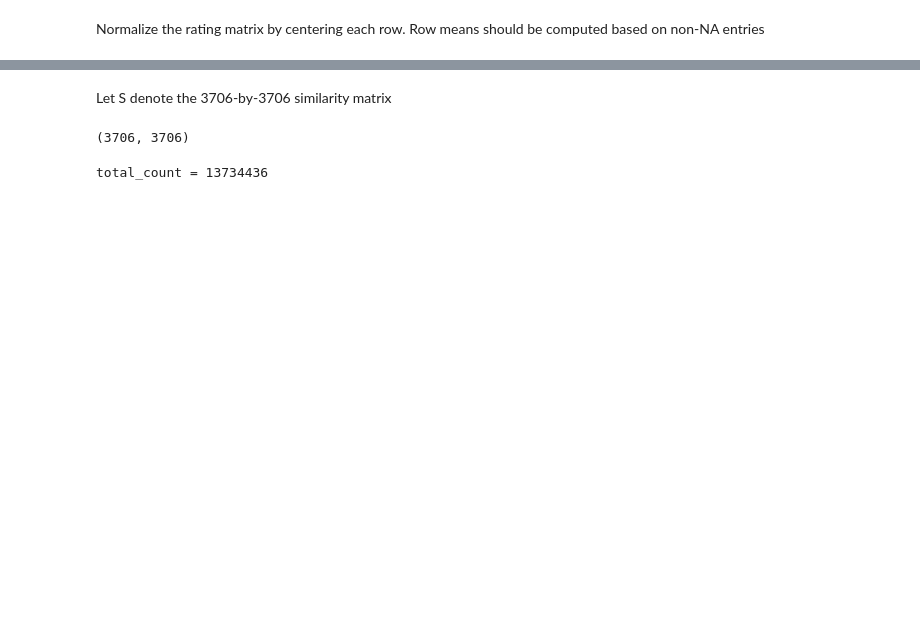
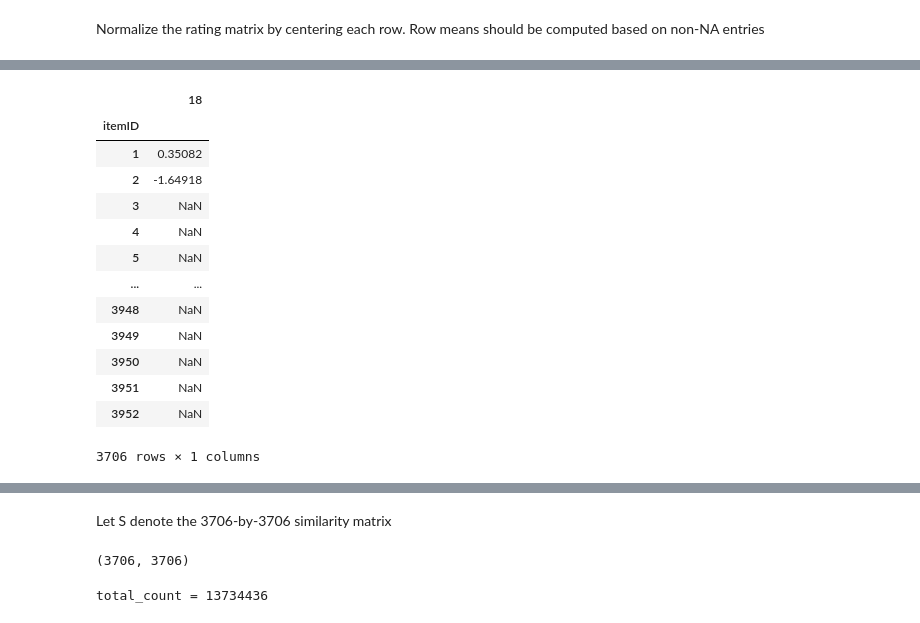
Before and after one commit to zelal-Eizaldeen/project2_Walmart_Price_Prediction, a Jupyter notebook: project4_3113_zelalae2.ipynb, the cells around one changed output, grey strips where cells are left out. Saved outputs shown, nothing was run; the diff lists cells and outputs as text; code cells hidden in the pictures; blank space fills up the shorter version.

```diff
--- a/project4_3113_zelalae2.ipynb
+++ b/project4_3113_zelalae2.ipynb
@@ -406,3 +418,20 @@ rating_matrix_norm
+# %%
+pd.DataFrame(rating_matrix_norm.iloc[17,:])
+# %% [output]
+|  | 18 |
+| itemID |  |
+| 1 | 0.35082 |
+| 2 | -1.64918 |
+| 3 | NaN |
+| 4 | NaN |
+| 5 | NaN |
+| ... | ... |
+| 3948 | NaN |
+| 3949 | NaN |
+| 3950 | NaN |
+| 3951 | NaN |
+| 3952 | NaN |
+3706 rows × 1 columns
 # %%
 #get a list of all movie id and user id
 itemID_lst = rating_matrix.columns
```
Also changed, not shown: parts of 17 cells of this notebook.
